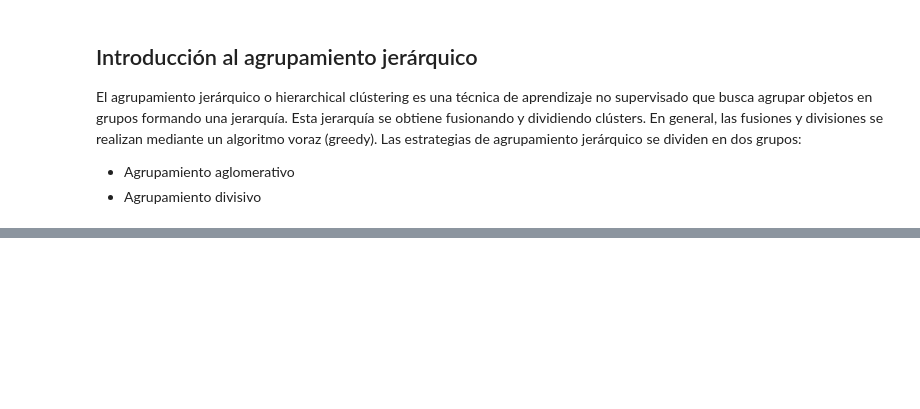
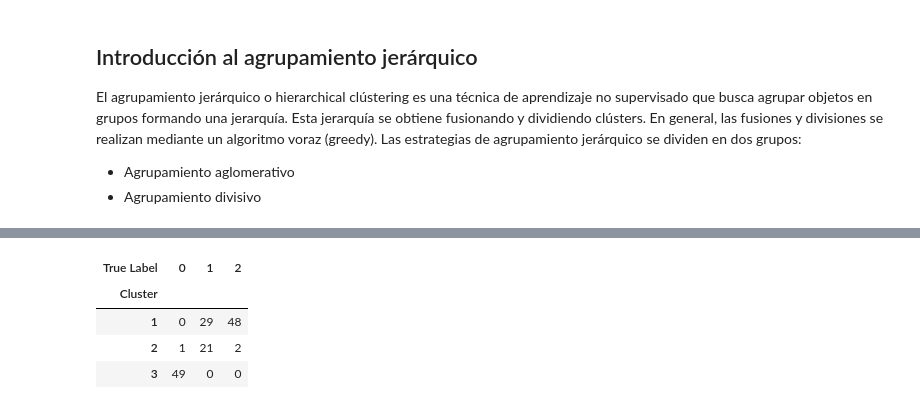
Before and after one commit to JaimeCremades/Practicas_Aprendizaje, a Jupyter notebook: 3_2_Hierarchical_clustering.ipynb, the cells around one changed output, grey strips where cells are left out. Drawn from its saved outputs; the diff is of its cells as text; code cells hidden in the pictures; blank space fills up the shorter version.

```diff
--- a/3_2_Hierarchical_clustering.ipynb
+++ b/3_2_Hierarchical_clustering.ipynb
@@ -24,0 +135,11 @@ from scipy.spatial.distance import pdist
+# %%
+labels_scipy = fcluster(row_clusters, t=3, criterion='maxclust')
+
+# Compare with true species labels
+pd.crosstab(labels_scipy, y, rownames=['Cluster'], colnames=['True Label'])
+# %% [output]
+| True Label | 0 | 1 | 2 |
+| Cluster |  |  |  |
+| 1 | 0 | 29 | 48 |
+| 2 | 1 | 21 | 2 |
+| 3 | 49 | 0 | 0 |
```
Also changed, not shown: parts of 19 cells of this notebook.
